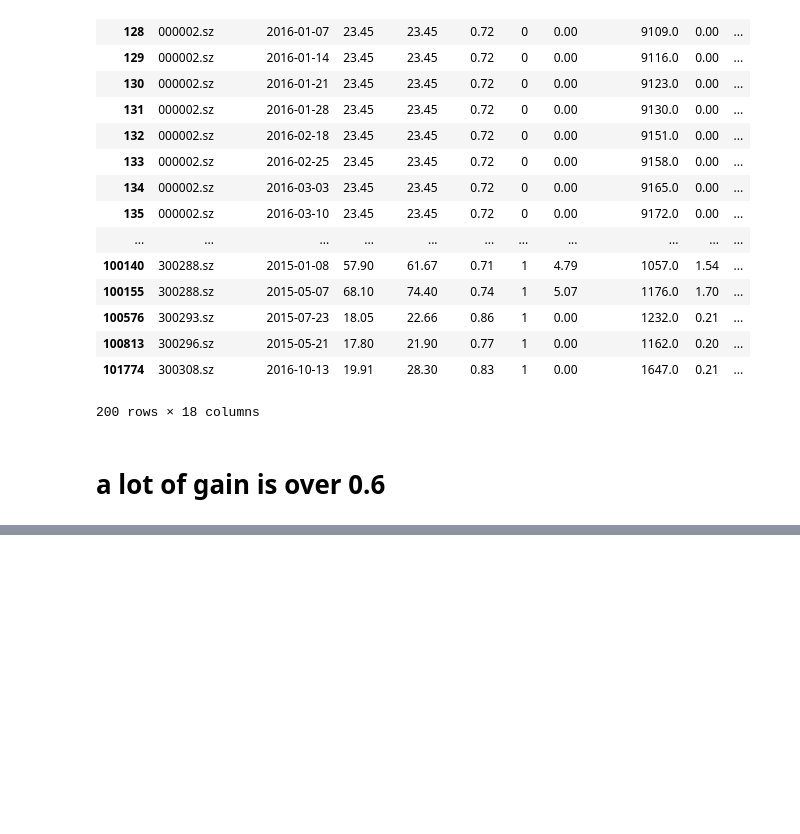
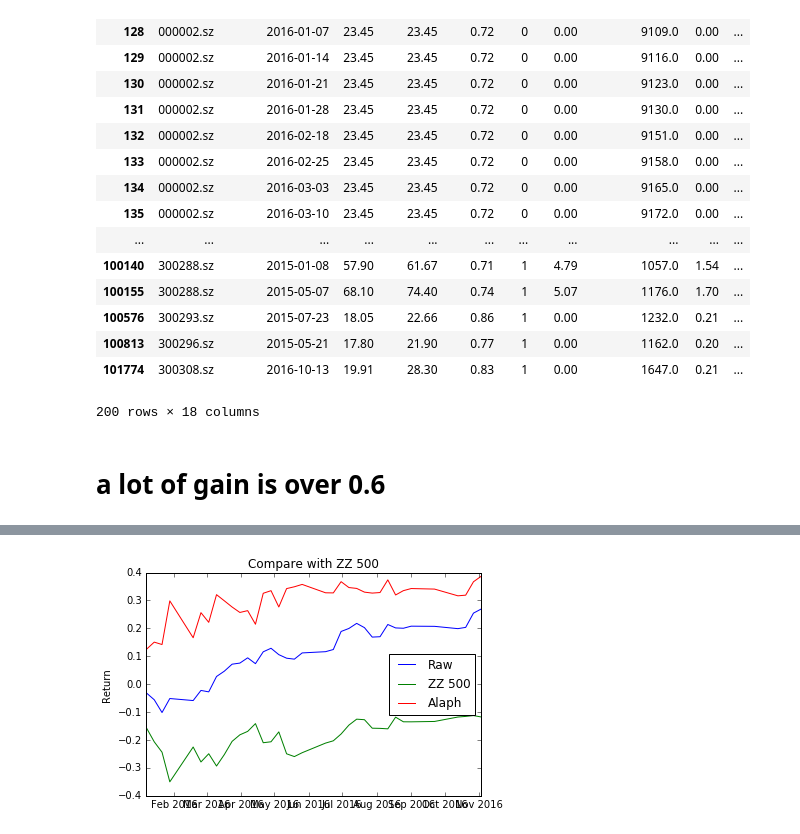
Before and after one commit to zhangjiaqi/innovation_stock, a Jupyter notebook: scripts/11_compare_with_zhongzheng.ipynb, the cells around one changed output, grey strips where cells are left out. Saved outputs shown, nothing was run; the diff lists cells and outputs as text; code cells hidden in the pictures; blank space fills up the shorter version.

Commit message:
update compare result

```diff
--- a/scripts/11_compare_with_zhongzheng.ipynb
+++ b/scripts/11_compare_with_zhongzheng.ipynb
@@ -186,0 +170,12 @@ select_code
+# %%
+keep_vars = ['code', 'transaction_date', 'predict', 'close', 'close_7d', 'gain', 'days_since_ipo']
+select_code = gbt_scores_a[ (gbt_scores_a.predict > 0.7) & (gbt_scores_a.days_since_ipo > 180)
+                         & (gbt_scores_a.daily_gain < 0.095) & (gbt_scores_a.daily_gain.notnull())
+                          & (gbt_scores_a.transaction_date > pd.to_datetime('2016-01-01'))]
+select_code['weekday'] = select_code.transaction_date.dt.dayofweek
+
+select_code[select_code.weekday == 3][['transaction_date', 'gain']].groupby('transaction_date').count().describe()
+
+#select_code_gain = select_code[select_code.weekday == 3][['transaction_date', 'gain']].groupby('transaction_date').mean()
+#select_code_gain['cum_gain'] = np.cumsum(select_code_gain.gain)
+#select_code_gain['gain'].describe()
@@ -187,5 +196,5 @@ select_code
 # %%
-select_code_gain = select_code[['transaction_date', 'gain']].groupby('transaction_date').mean()
+select_code_gain = select_code[select_code.weekday == 3][['transaction_date', 'gain']].groupby('transaction_date').mean()
 select_code_gain['cum_gain'] = np.cumsum(select_code_gain.gain)
 select_code_gain['gain'].describe()
 # %% [output]
@@ -222,0 +210,3 @@ select_code_gain
+# %%
+select_code_gain['cum_prod'] = np.cumprod((1.0+select_code_gain.gain))
+select_code_gain
@@ -222,0 +244,13 @@ select_code_gain
+# %%
+
+
+result = select_code_gain.reset_index()
+result = result.rename(columns = {'cum_gain':'gbdt_c_gain', 'cum_prod':'gbdt_c_prod'})
+result=result.drop(['gain'], 1)
+result = result.join(bgn2016.set_index(['transaction_date']), on=['transaction_date'], how='left')
+result = result.rename(columns = {'cum_gain':'bench_gain', 'cum_prod':'bench_prod'})
+result=result.drop(['gain'], 1)
+
+result['diff_gain'] = result['gbdt_c_gain'] - result['bench_gain']
+
+result
@@ -222,0 +275,15 @@ select_code_gain
+# %%
+
+# plot curves and vertical lines for best iterations
+plt.plot(result['transaction_date'], result['gbdt_c_gain'], label='Raw')
+plt.plot(result['transaction_date'], result['bench_gain'], label='ZZ 500')
+plt.plot(result['transaction_date'], result['diff_gain'], label='Alaph')
+
+plt.ylabel('Return ')
+plt.title('Compare with ZZ 500')
+plt.legend(loc="right")
+
+
+plt.show()
+# %% [output]
+[figure, added]
```
Also changed, not shown: parts of 13 cells of this notebook, 1 other file.
